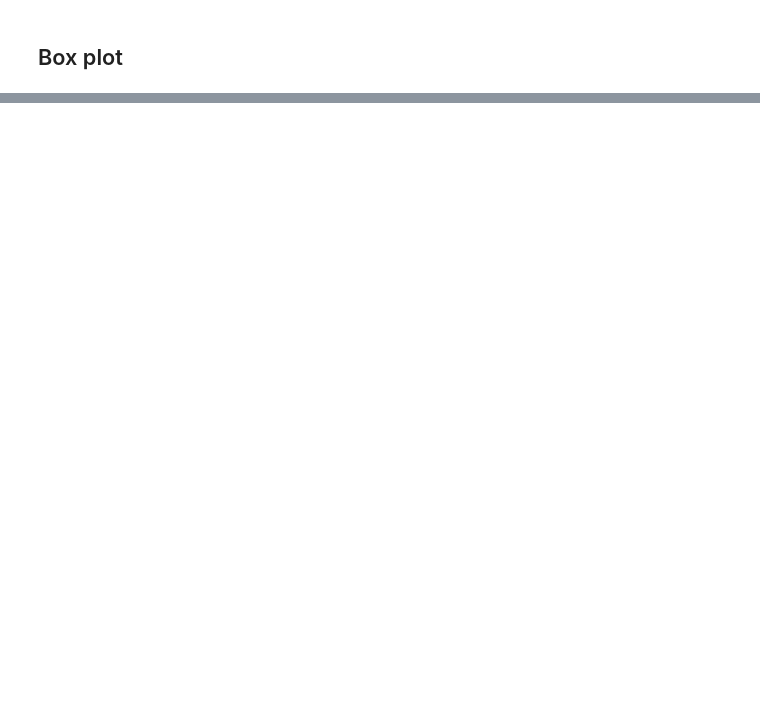
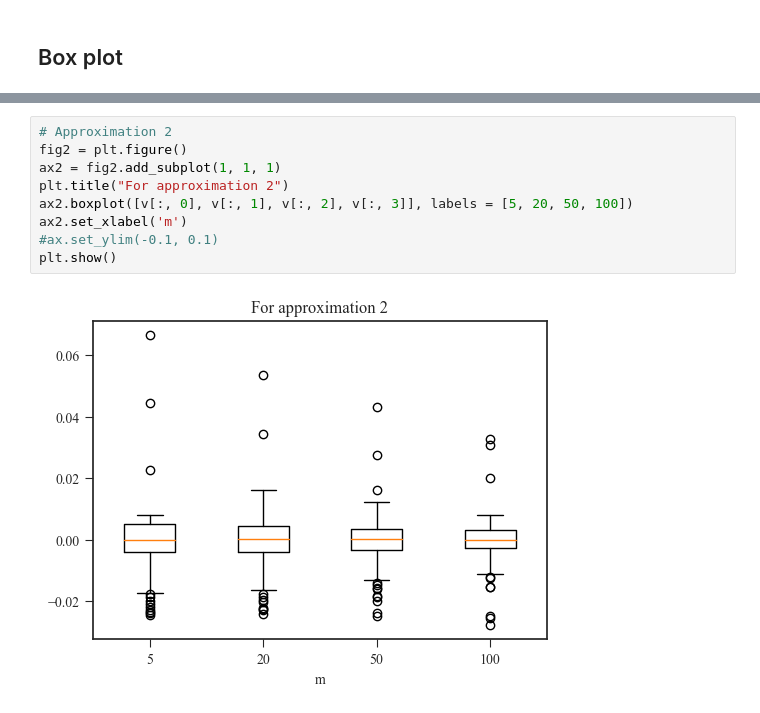
Before and after one commit to helenatp/prosjektoppgaveTPK4560, a Jupyter notebook: src/least_square_regression.ipynb, the cells around one changed output, grey strips where cells are left out. Saved outputs shown, nothing was run; the diff lists cells and outputs as text; blank space fills up the shorter version.

```diff
--- a/src/least_square_regression.ipynb
+++ b/src/least_square_regression.ipynb
@@ -258,0 +307,11 @@ for i in range(len(different_m)):
+# %%
+# Approximation 2
+fig2 = plt.figure()
+ax2 = fig2.add_subplot(1, 1, 1)
+plt.title("For approximation 2")
+ax2.boxplot([v[:, 0], v[:, 1], v[:, 2], v[:, 3]], labels = [5, 20, 50, 100])
+ax2.set_xlabel('m')
+#ax.set_ylim(-0.1, 0.1)
+plt.show()
+# %% [output]
+[figure, added]
```
Also changed, not shown: parts of 12 cells of this notebook.
